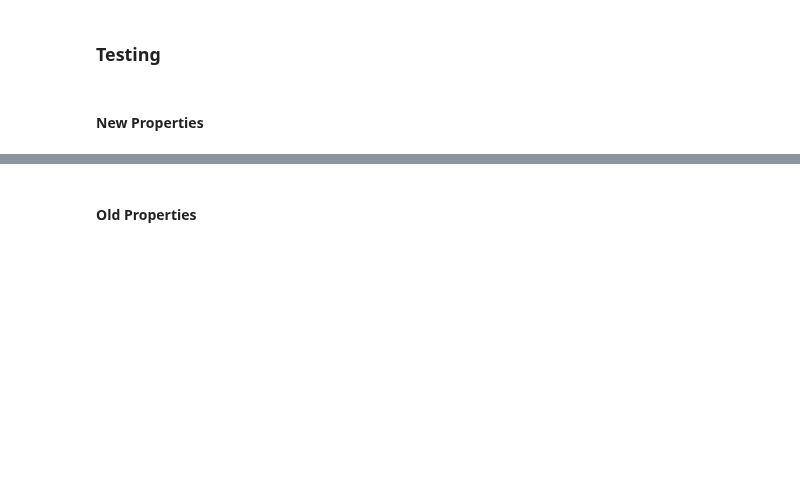
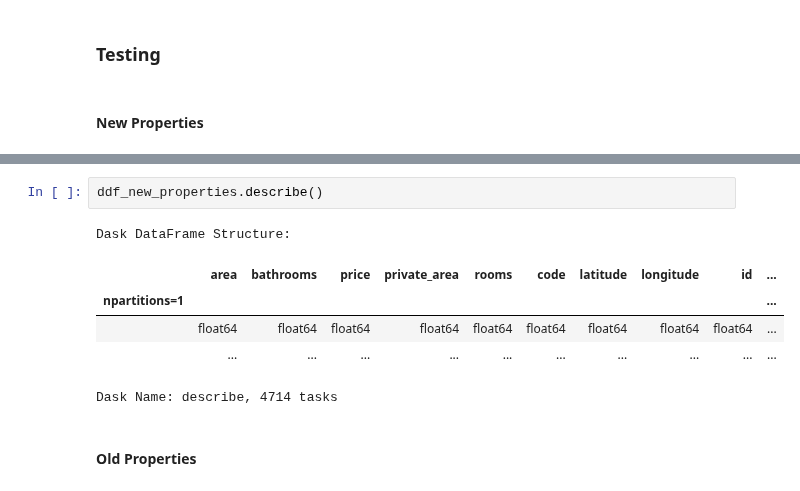
Before and after one commit to stivenramireza/anutibara-web-scraping, a Jupyter notebook: data-cleaning/data_preparation.ipynb, the cells around one changed output, grey strips where cells are left out. Cells and saved outputs as stored; diff of their text form; blank space fills up the shorter version.

Commit message:
Data Cleaning finished

```diff
--- a/data-cleaning/data_preparation.ipynb
+++ b/data-cleaning/data_preparation.ipynb
@@ -235,2 +234,11 @@ ddf_new_properties.head(5)
+# %%
+ddf_new_properties.describe()
+# %% [output]
+Dask DataFrame Structure:
+|  | area | bathrooms | price | private_area | rooms | code | latitude | longitude | id | ... |
+| npartitions=1 |  |  |  |  |  |  |  |  |  | ... |
+|  | float64 | float64 | float64 | float64 | float64 | float64 | float64 | float64 | float64 | ... |
+|  | ... | ... | ... | ... | ... | ... | ... | ... | ... | ... |
+Dask Name: describe, 4714 tasks
 # %% [markdown]
 #### Old Properties
```
Also changed, not shown: parts of 4 cells of this notebook.
